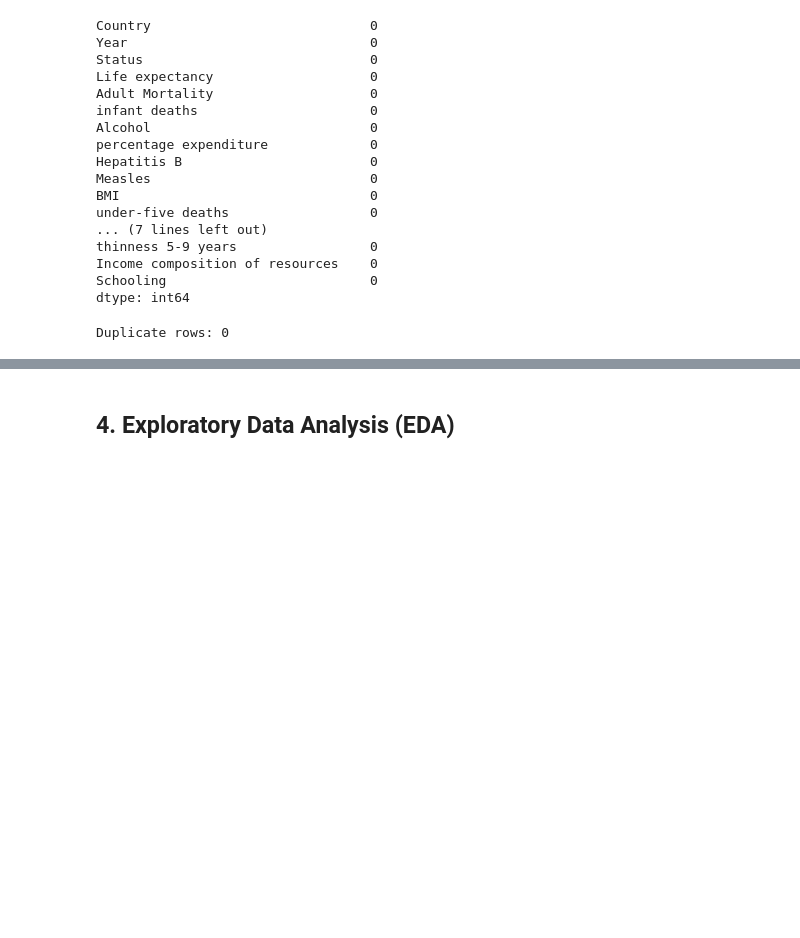
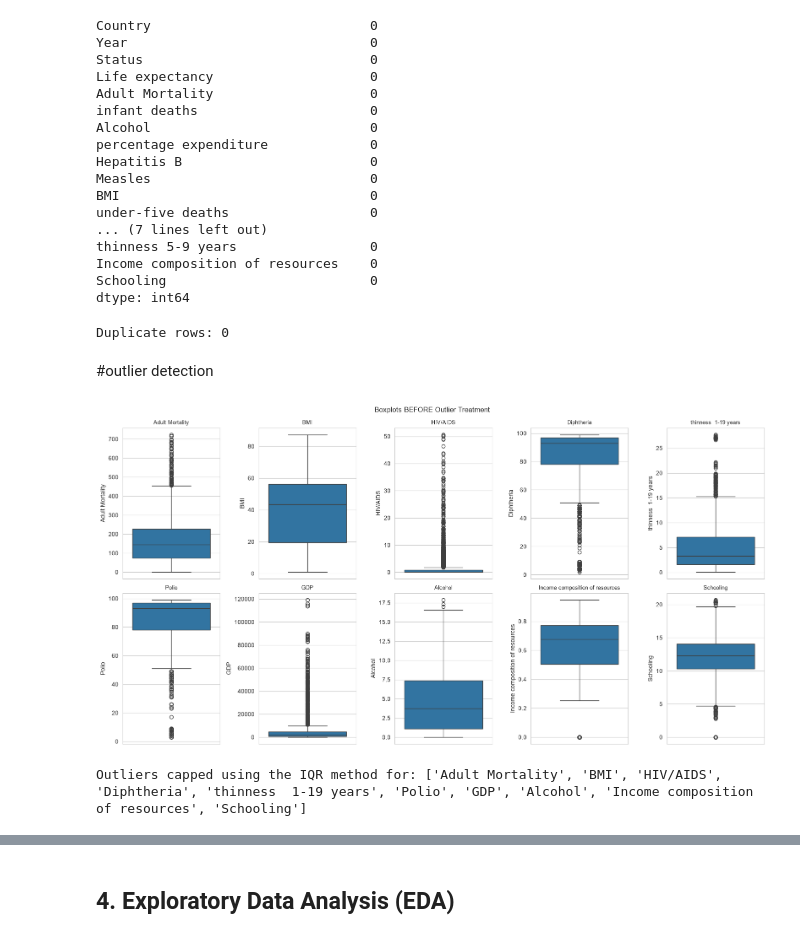
Before and after one commit to aadityapal183/Life_Expectancy_Prediction_and_classification, a Jupyter notebook: code/life_expectancy_analysis.ipynb, the cells around one changed output, grey strips where cells are left out. Cells and saved outputs as stored; diff of their text form; code cells hidden in the pictures; blank space fills up the shorter version.

```diff
--- a/code/life_expectancy_analysis.ipynb
+++ b/code/life_expectancy_analysis.ipynb
@@ -100,3 +100,41 @@ dtype: int64
 print("Duplicate rows:",df.duplicated().sum())
 # %% [output]
 Duplicate rows: 0
+# %% [markdown]
+#outlier detection
+# %%
+# columns we will actually use for modeling, so we only treat outliers in these
+outlier_cols = ["Adult Mortality", "BMI", "HIV/AIDS", "Diphtheria",
+                 "thinness  1-19 years", "Polio", "GDP", "Alcohol",
+                 "Income composition of resources", "Schooling"]
+
+# visualize outliers BEFORE treatment using boxplots
+plt.figure(figsize=(16, 8))
+for i, col in enumerate(outlier_cols):
+    plt.subplot(2, 5, i + 1)
+    sns.boxplot(y=df[col])
+    plt.title(col, fontsize=9)
+plt.tight_layout()
+plt.suptitle("Boxplots BEFORE Outlier Treatment", y=1.02)
+plt.show()
+# %% [output]
+[figure, added]
+# %%
+# function to cap outliers using the IQR method
+def cap_outliers_iqr(data, col):
+    Q1 = data[col].quantile(0.25)
+    Q3 = data[col].quantile(0.75)
+    IQR = Q3 - Q1
+    lower_limit = Q1 - 1.5 * IQR
+    upper_limit = Q3 + 1.5 * IQR
+    # cap values below the lower limit and above the upper limit
+    data[col] = data[col].clip(lower=lower_limit, upper=upper_limit)
+    return data
+
+# apply capping to every relevant column
+for col in outlier_cols:
+    df = cap_outliers_iqr(df, col)
+
+print("Outliers capped using the IQR method for:", outlier_cols)
+# %% [output]
+Outliers capped using the IQR method for: ['Adult Mortality', 'BMI', 'HIV/AIDS', 'Diphtheria', 'thinness  1-19 years', 'Polio', 'GDP', 'Alcohol', 'Income composition of resources', 'Schooling']
```
Also changed, not shown: parts of 17 cells of this notebook, 10 other files.
